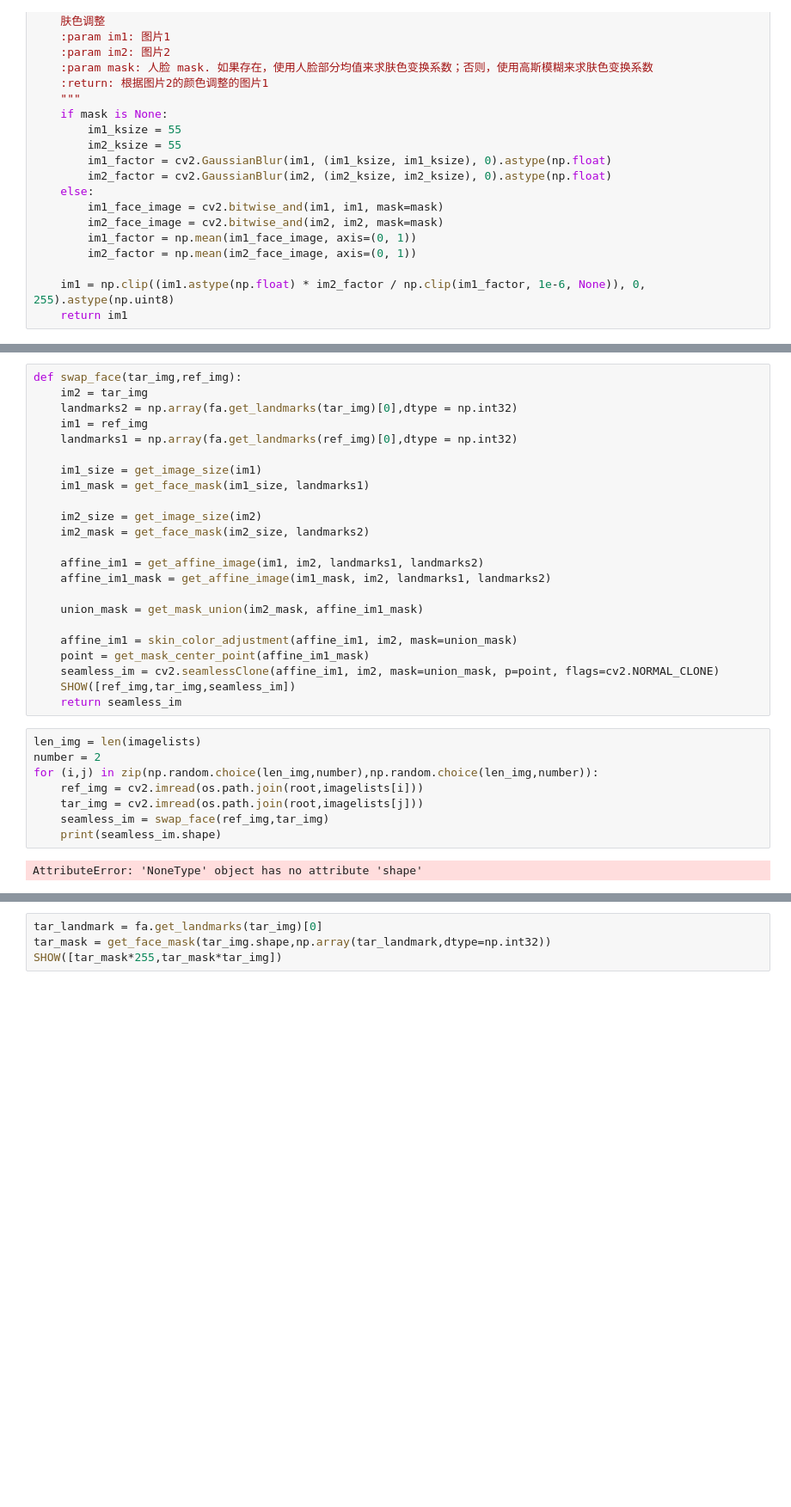
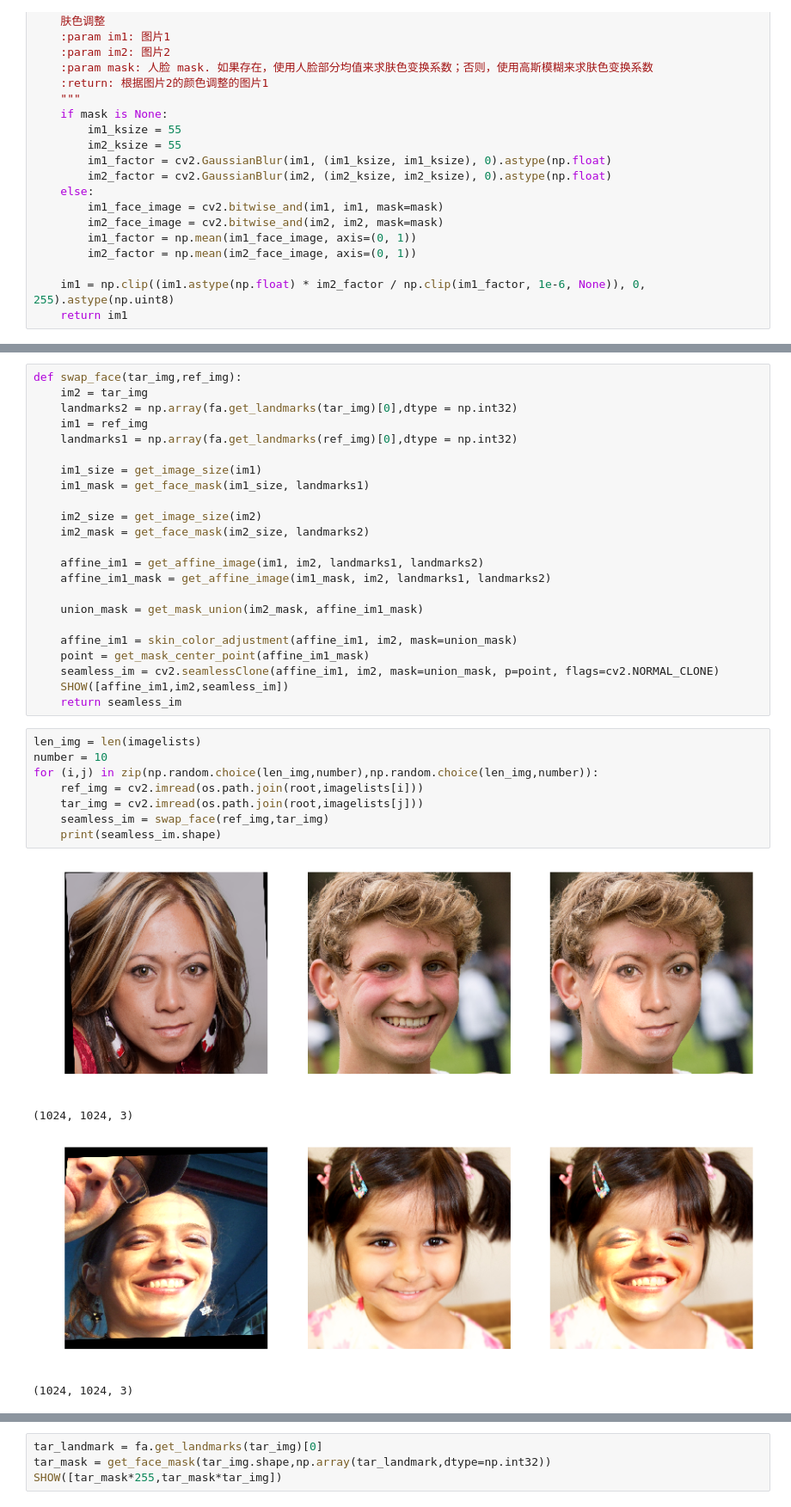
Before and after one commit to blakecheng/lafin, a Jupyter notebook: warp.ipynb, the cells around one changed output, grey strips where cells are left out. Shown at 86% size. Cells and saved outputs as stored; diff of their text form; blank space fills up the shorter version.

```diff
--- a/warp.ipynb
+++ b/warp.ipynb
@@ -169,18 +196,21 @@ def swap_face(tar_img,ref_img):
     affine_im1 = skin_color_adjustment(affine_im1, im2, mask=union_mask)
     point = get_mask_center_point(affine_im1_mask)
     seamless_im = cv2.seamlessClone(affine_im1, im2, mask=union_mask, p=point, flags=cv2.NORMAL_CLONE)
-    SHOW([ref_img,tar_img,seamless_im])
+    SHOW([affine_im1,im2,seamless_im])
     return seamless_im
 # %%
 len_img = len(imagelists)
-number = 2
+number = 10
 for (i,j) in zip(np.random.choice(len_img,number),np.random.choice(len_img,number)):
     ref_img = cv2.imread(os.path.join(root,imagelists[i]))
     tar_img = cv2.imread(os.path.join(root,imagelists[j]))
     seamless_im = swap_face(ref_img,tar_img)
     print(seamless_im.shape)
 # %% [output]
+[figure, added]
-AttributeError: 'NoneType' object has no attribute 'shape'
+(1024, 1024, 3)
+[figure, added]
+(1024, 1024, 3)
 # %%
 
 
```
Also changed, not shown: parts of 3 cells of this notebook, 7 other files.
